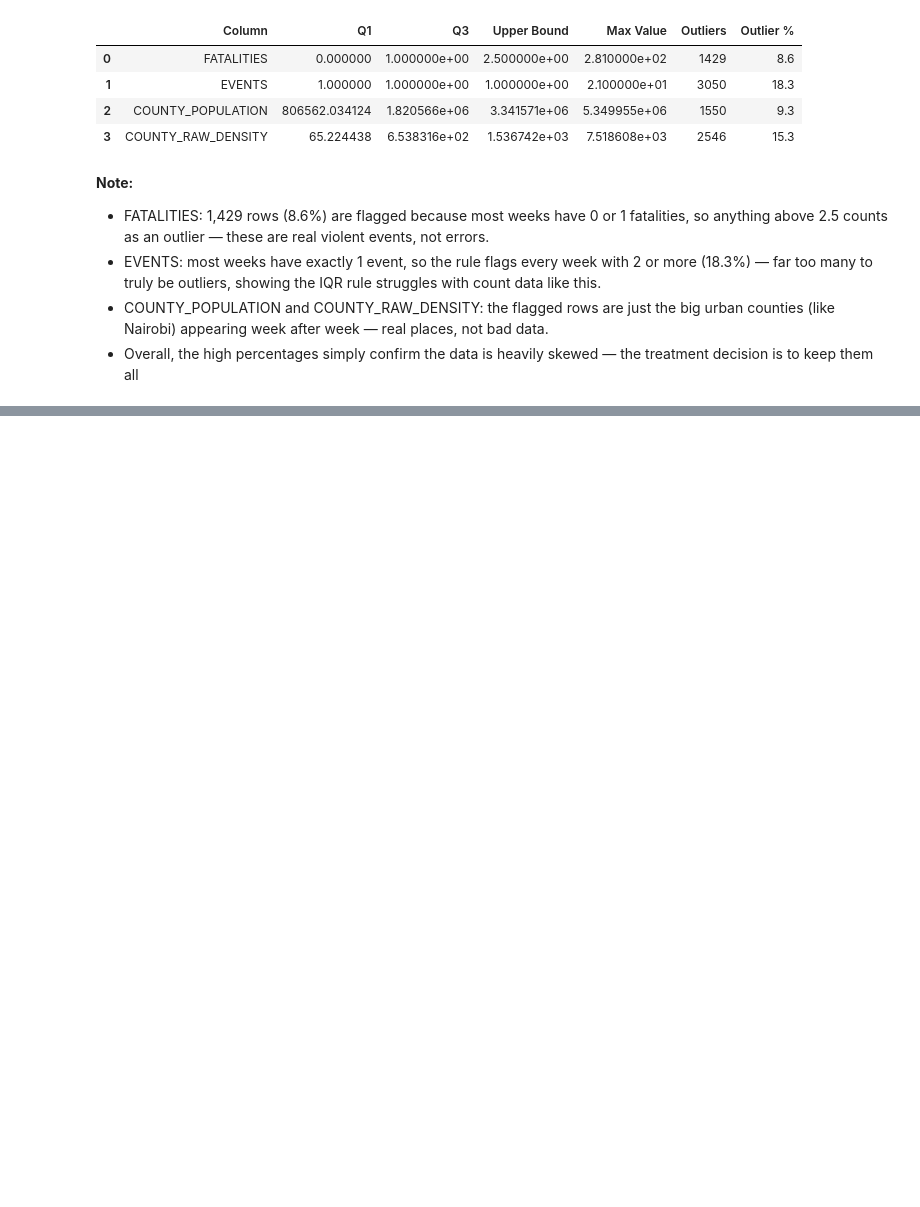
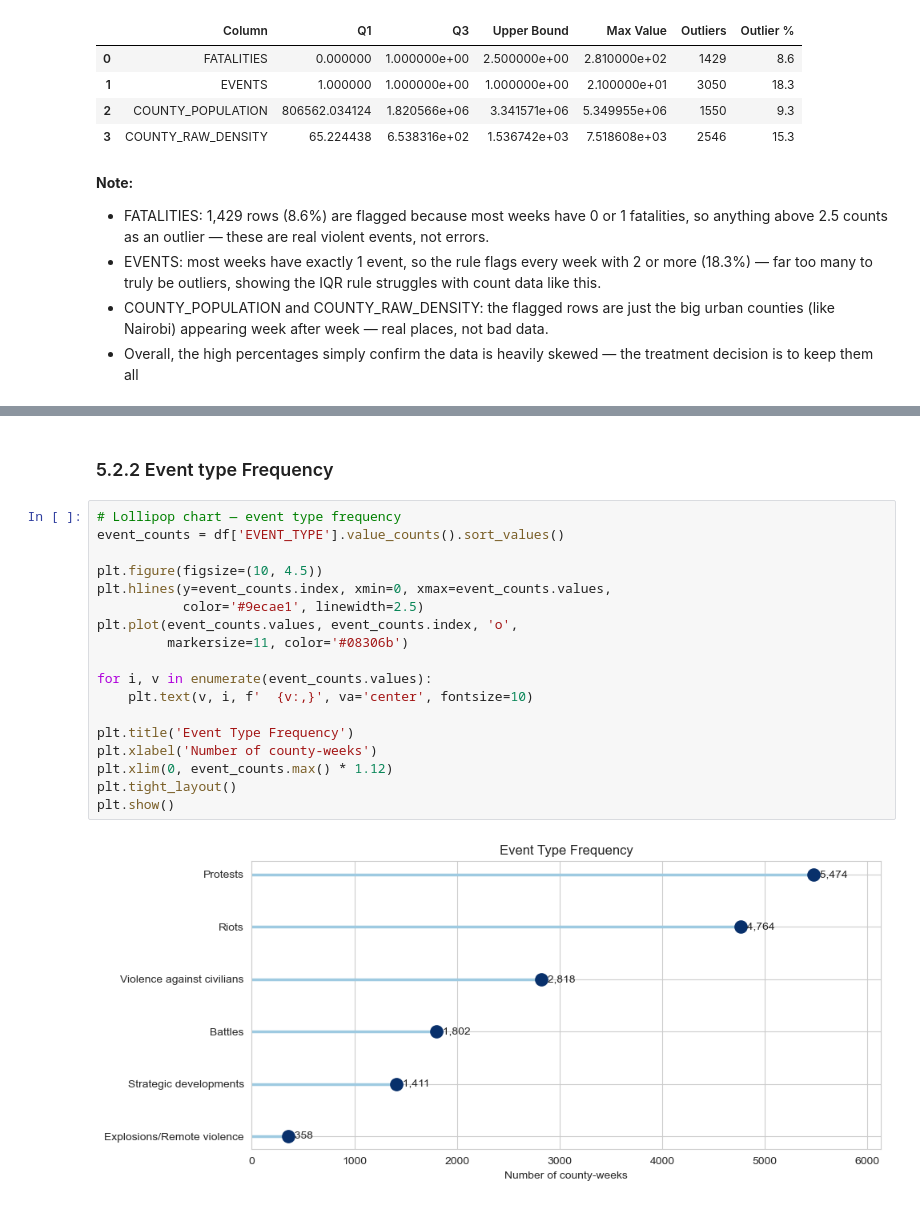
Before and after one commit to KimutaiHub/kenya-political-violence-risk-prediction, a Jupyter notebook: master_notebook.ipynb, the cells around one changed output, grey strips where cells are left out. Saved outputs shown, nothing was run; the diff lists cells and outputs as text; blank space fills up the shorter version.

```diff
--- a/master_notebook.ipynb
+++ b/master_notebook.ipynb
@@ -878,0 +955,22 @@ pd.DataFrame(outlier_summary)
+# %% [markdown]
+### 5.2.2 Event type Frequency
+# %%
+# Lollipop chart — event type frequency
+event_counts = df['EVENT_TYPE'].value_counts().sort_values()
+
+plt.figure(figsize=(10, 4.5))
+plt.hlines(y=event_counts.index, xmin=0, xmax=event_counts.values,
+           color='#9ecae1', linewidth=2.5)
+plt.plot(event_counts.values, event_counts.index, 'o',
+         markersize=11, color='#08306b')
+
+for i, v in enumerate(event_counts.values):
+    plt.text(v, i, f'  {v:,}', va='center', fontsize=10)
+
+plt.title('Event Type Frequency')
+plt.xlabel('Number of county-weeks')
+plt.xlim(0, event_counts.max() * 1.12)
+plt.tight_layout()
+plt.show()
+# %% [output]
+[figure, added]
```
Also changed, not shown: parts of 8 cells of this notebook.
